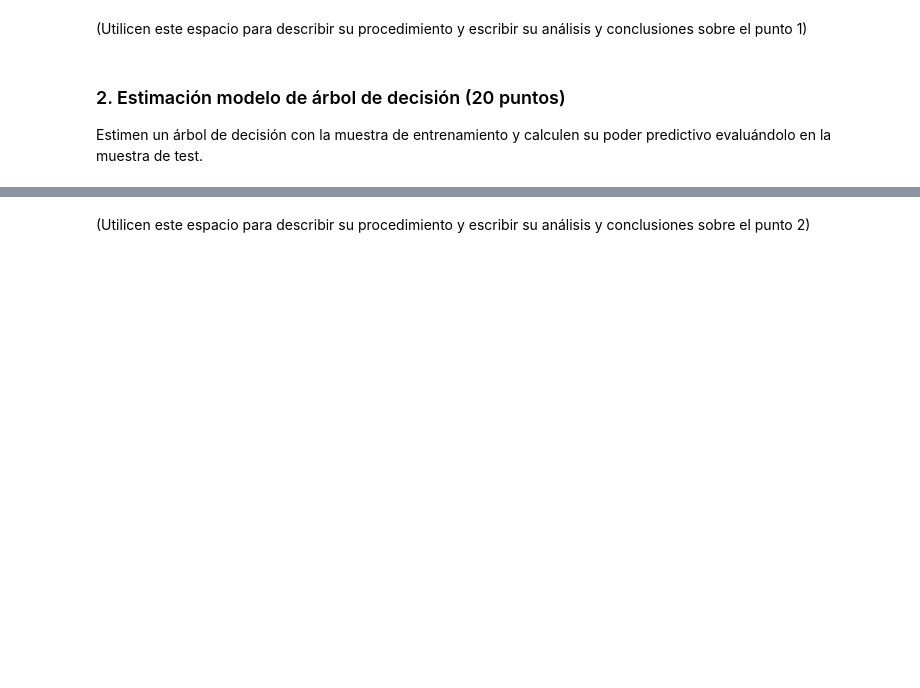
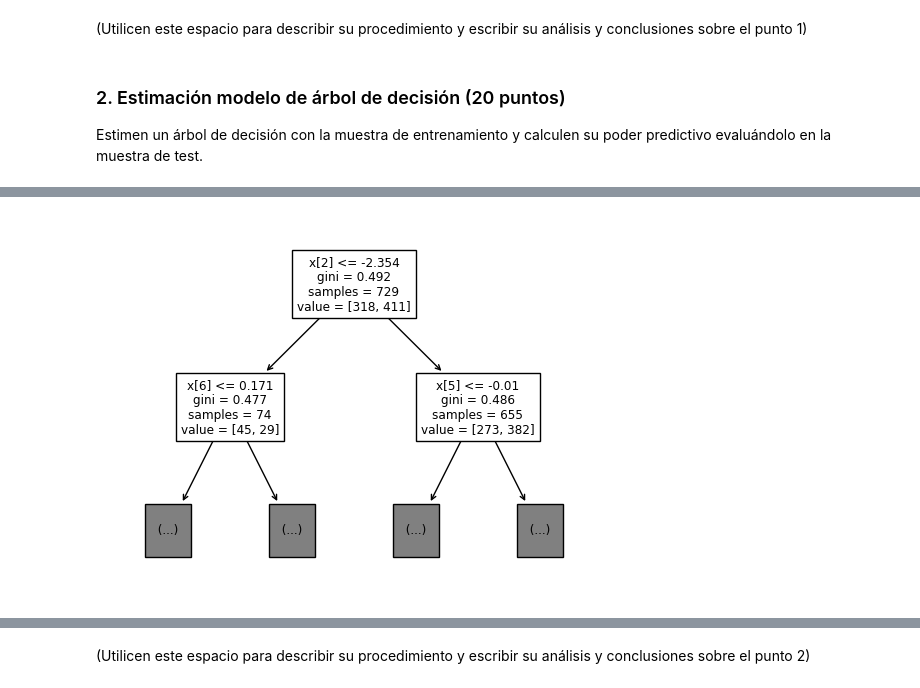
Before and after one commit to carrasquintero/Entrega_ETL, a Jupyter notebook: ML/Caso aplicación de árboles de decisión y ensamblajes.ipynb, the cells around one changed output, grey strips where cells are left out. Drawn from its saved outputs; the diff is of its cells as text; code cells hidden in the pictures; blank space fills up the shorter version.

```diff
--- a/ML/Caso aplicación de árboles de decisión y ensamblajes.ipynb
+++ b/ML/Caso aplicación de árboles de decisión y ensamblajes.ipynb
@@ -93,0 +103,5 @@ Estimen un árbol de decisión con la muestra de entrenamiento y calculen su pod
+# %%
+plot_tree(clfTree,max_depth=1)
+plt.show()
+# %% [output]
+[figure, added]
```
Also changed, not shown: parts of 6 cells of this notebook.
